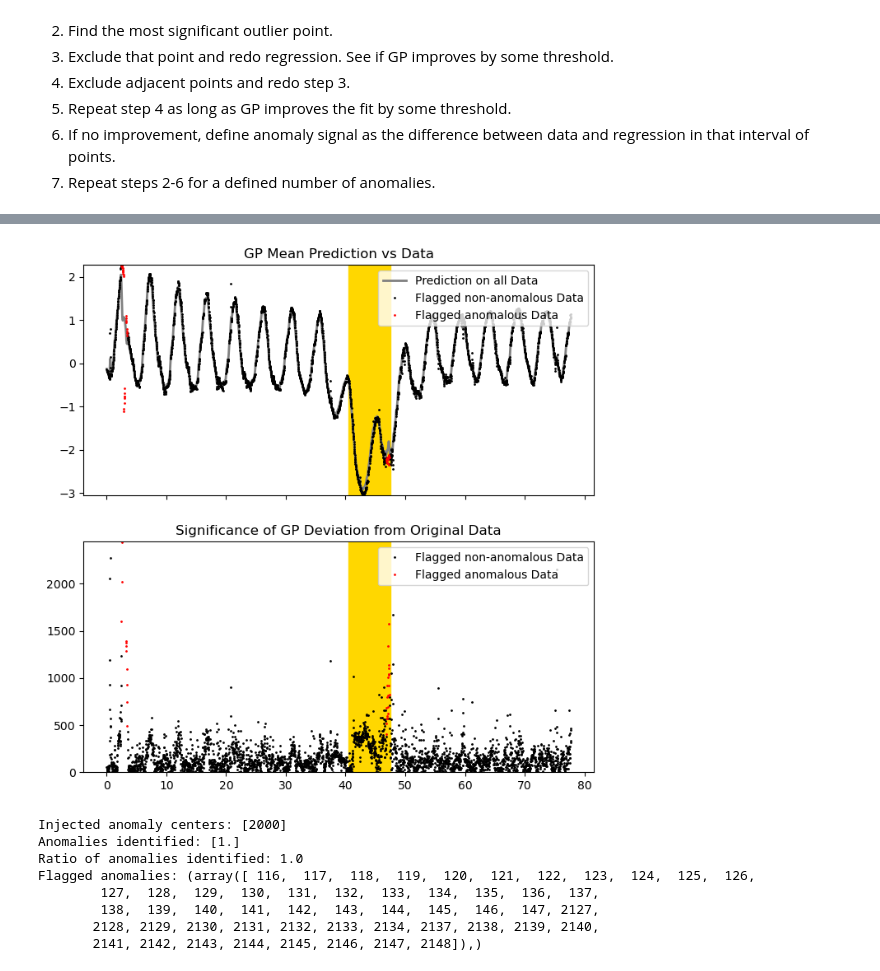
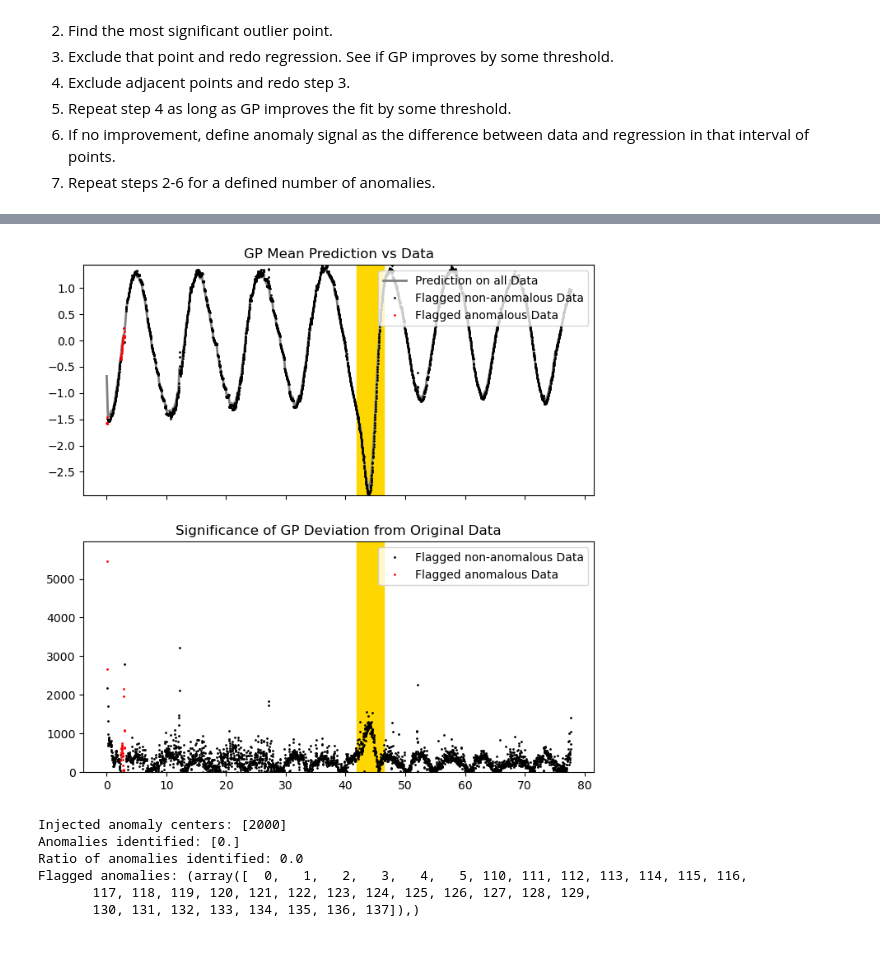
Before and after one commit to linneawolniewicz/dipper-detection, a Jupyter notebook: scripts/explore_gp.ipynb, the cells around one changed output, grey strips where cells are left out. Cells and saved outputs as stored; diff of their text form; code cells hidden in the pictures.

```diff
--- a/scripts/explore_gp.ipynb
+++ b/scripts/explore_gp.ipynb
@@ -15,10 +20,10 @@ Using device: cuda
 # Load data
 # %%
 # Data and anomaly parameters
-file_number = 72
+file_number = 48
 shape = "gaussian"
-width = 160
-amp = -0.75
+width_scale = 0.2
+depth_scale = 0.5
 loc = 2000
 
 # Load the data
@@ -31,13 +36,13 @@ y = (y - np.min(y)) / (np.max(y) - np.min(y))
 y_err = y_err / (np.max(y) - np.min(y))
 
 # Inject anomalies
-steps, y, anomaly_locs = inject_anomaly(
+steps, y, anomaly_locs, anomaly_amp, anomaly_fwhm = inject_anomaly(
     y,
     num_anomalies=1,
     seed=file_number,
     shapes=[shape],
-    anomaly_stdev=width,
-    anomaly_amp=amp,
+    width_scale=width_scale,
+    depth_scale=depth_scale,
     anomaly_idx=[loc]
 )
 
@@ -62,7 +67,7 @@ plt.figure(figsize=(10,5))
 for i in range(len(anomaly_locs)):
     plt.axvline(x=anomaly_locs[i], color='r', linestyle='--', alpha=0.5)
 plt.plot(steps, y, '.', markersize=2)
-plt.title(f"Lightcurve number {file_number} with anomaly of standard deviation {width} and amplitude {amp}")
+plt.title(f"Lightcurve number {file_number} with anomaly FWHM {anomaly_fwhm:.2f} and amplitude {anomaly_amp:.2f}")
 plt.show()
 
 # Print anomaly_locs, both indices and x[i]
@@ -127,7 +132,7 @@ for i in range(num_anomalies):
     axs[0].plot(x[(anomalous==1)], y_orig[(anomalous==1)], '.r', markersize=2, label="Flagged anomalous Data")
     # Plot the anomaly_range
     for i in range(len(anomaly_locs)):
-        anomaly_range = np.arange(int(anomaly_locs[i]) - width, int(anomaly_locs[i]) + width)
+        anomaly_range = np.arange(int(anomaly_locs[i]) - int(anomaly_fwhm), int(anomaly_locs[i]) + int(anomaly_fwhm))
         axs[0].axvspan(x[anomaly_range[0]], x[anomaly_range[-1]], color='gold')
     axs[0].set_ylim(np.min(y_sub.cpu().numpy()), np.max(y_sub.cpu().numpy()))
     axs[0].legend()
@@ -138,7 +143,7 @@ for i in range(num_anomalies):
     axs[1].plot(x[(anomalous==1)], np.abs(sig_dev[(anomalous==1)]), '.r', markersize=2, label="Flagged anomalous Data")
     # Plot the anomaly_range
     for i in range(len(anomaly_locs)):
-        anomaly_range = np.arange(int(anomaly_locs[i]) - width, int(anomaly_locs[i]) + width)
+        anomaly_range = np.arange(int(anomaly_locs[i]) - int(anomaly_fwhm), int(anomaly_locs[i]) + int(anomaly_fwhm))
         axs[1].axvspan(x[anomaly_range[0]], x[anomaly_range[-1]], color='gold')
     # Plot the index of the new anomaly
     axs[1].axvline(x=x[index], color='b', linestyle='--', alpha=0.5, label="New flagged anomaly")
@@ -258,53 +259,41 @@ with torch.no_grad(), gpytorch.settings.fast_pred_var():
 # Plot
 fig, axs = plt.subplots(2, 1, sharex = True, figsize=(8, 8))
 axs[0].set_title("GP Mean Prediction vs Data")
 axs[0].plot(x, pred_mean, "grey", lw=2, label="Prediction on all Data")
 axs[0].plot(x_sub.cpu().numpy(), y_sub.cpu().numpy(), '.k', markersize=2, label="Flagged non-anomalous Data")
 axs[0].set_ylim(np.min(y_orig), np.max(y_orig))
 axs[0].plot(x_orig[(anomalous==1)], y_orig[(anomalous==1)], '.r', markersize=2, label="Flagged anomalous Data")
 # Plot the anomaly_range
 for i in range(len(anomaly_locs)):
-    anomaly_range = np.arange(int(anomaly_locs[i]) - width, int(anomaly_locs[i]) + width)
+    anomaly_range = np.arange(int(anomaly_locs[i]) - int(anomaly_fwhm), int(anomaly_locs[i]) + int(anomaly_fwhm))
     axs[0].axvspan(x[anomaly_range[0]], x[anomaly_range[-1]], color='gold')
 axs[0].legend(loc='upper right')
 
 sigdev = (pred_mean - y_orig) / y_err_orig
 axs[1].set_title("Significance of GP Deviation from Original Data")
 axs[1].plot(x[(anomalous==0)], np.abs(sigdev[(anomalous==0)]), '.k', markersize=2, label="Flagged non-anomalous Data")
 axs[1].plot(x[(anomalous==1)], np.abs(sigdev[(anomalous==1)]), '.r', markersize=2, label="Flagged anomalous Data")
 # Plot the anomaly region
 for i in range(len(anomaly_locs)):
-    anomaly_range = np.arange(int(anomaly_locs[i]) - width, int(anomaly_locs[i]) + width)
+    anomaly_range = np.arange(int(anomaly_locs[i]) - int(anomaly_fwhm), int(anomaly_locs[i]) + int(anomaly_fwhm))
     axs[1].axvspan(x[anomaly_range[0]], x[anomaly_range[-1]], color='gold')
 axs[1].set_ylim(0, 20 * np.median(np.abs(sigdev[(anomalous==0)])))
 axs[1].legend(loc='upper right')
 plt.show(block=True)
 
-# Check whether every anomaly_locs was identified in the anomalous array
-identified = np.zeros(len(anomaly_locs))
+# Check identified anomalies
 flagged_anomalies = np.where(anomalous == 1)
-
-for i in range(len(anomaly_locs)):
-    # Define anomaly_range as +/- 1 width of the anomaly
-    anomaly_range = np.arange(int(anomaly_locs[i]) - width, int(anomaly_locs[i]) + width)
-
-    # If at least one index in the anomaly_range is identified, set identified to 1
-    if np.any(np.isin(anomaly_range, flagged_anomalies)):
-        identified[i] = 1
-
-identified_ratio = np.sum(identified) / len(anomaly_locs)
+identified, identified_ratio = check_identified_anomalies(anomaly_locs, flagged_anomalies, anomaly_fwhm)
 
 print(f"Injected anomaly centers: {anomaly_locs}")
 print(f"Anomalies identified: {identified}")
 print(f"Ratio of anomalies identified: {identified_ratio}")
 print(f"Flagged anomalies: {flagged_anomalies}")
 # %% [output]
-[figure, old version]
+[figure, new version]
 Injected anomaly centers: [2000]
-Anomalies identified: [1.]
-Ratio of anomalies identified: 1.0
-Flagged anomalies: (array([ 116,  117,  118,  119,  120,  121,  122,  123,  124,  125,  126,
-        127,  128,  129,  130,  131,  132,  133,  134,  135,  136,  137,
-        138,  139,  140,  141,  142,  143,  144,  145,  146,  147, 2127,
-       2128, 2129, 2130, 2131, 2132, 2133, 2134, 2137, 2138, 2139, 2140,
-       2141, 2142, 2143, 2144, 2145, 2146, 2147, 2148]),)
+Anomalies identified: [0.]
+Ratio of anomalies identified: 0.0
+Flagged anomalies: (array([  0,   1,   2,   3,   4,   5, 110, 111, 112, 113, 114, 115, 116,
+       117, 118, 119, 120, 121, 122, 123, 124, 125, 126, 127, 128, 129,
+       130, 131, 132, 133, 134, 135, 136, 137]),)
```
Also changed, not shown: parts of 3 cells of this notebook, 10 other files.
